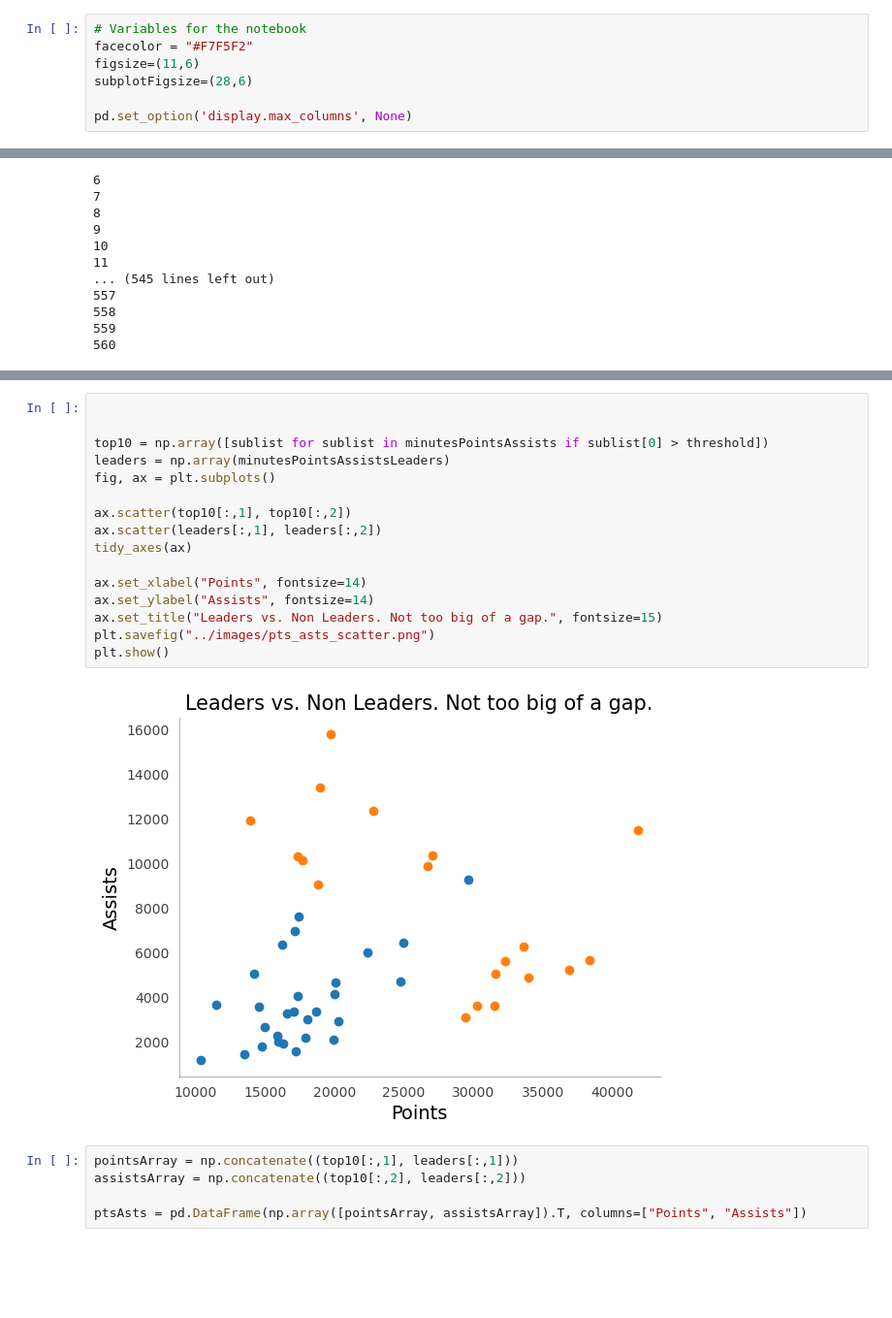
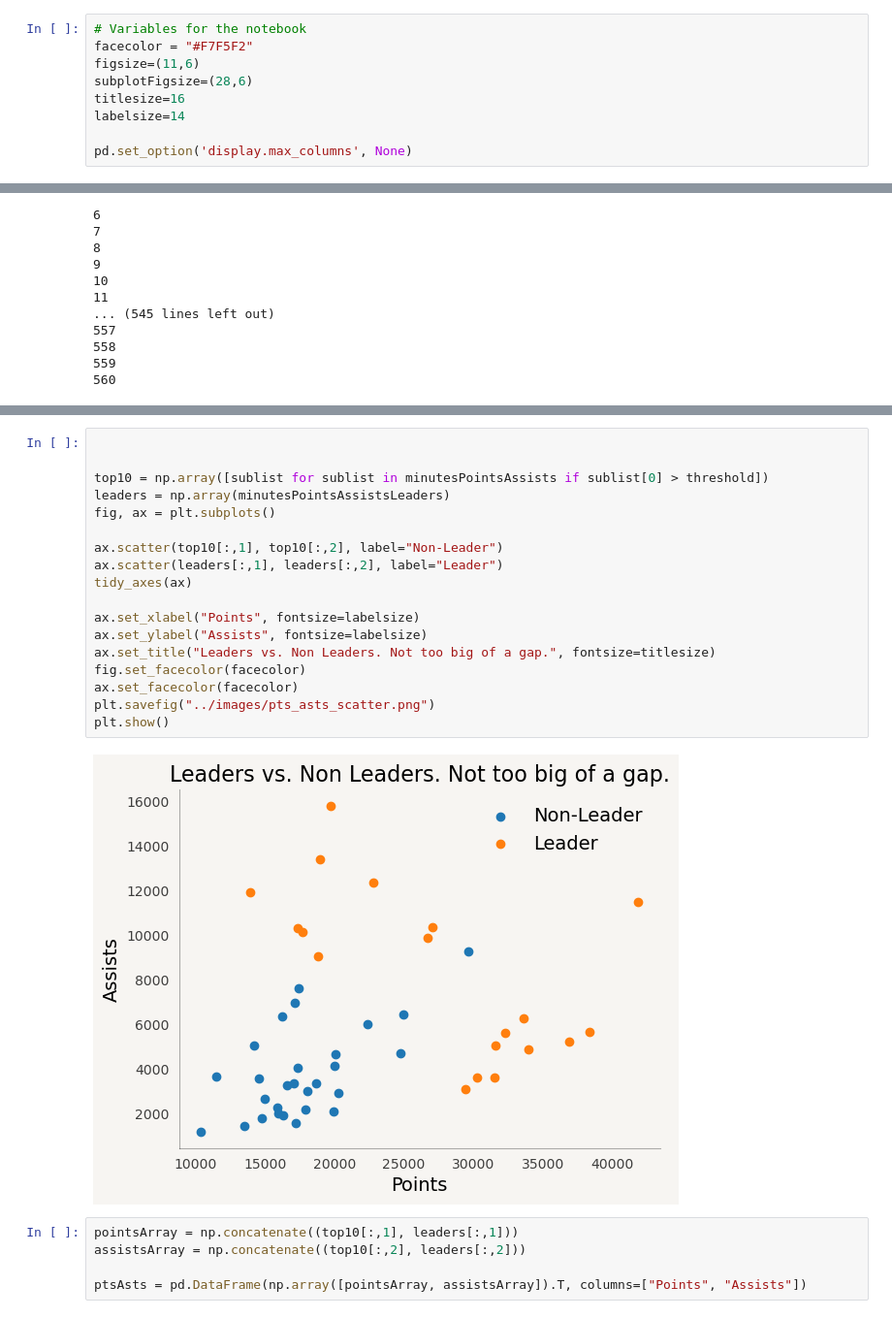
Before and after one commit to lonswaymar/NuggetAnalysis, a Jupyter notebook: notebooks/gather_data.ipynb, the cells around one changed output, grey strips where cells are left out. Shown at 97% size. Drawn from its saved outputs; the diff is of its cells as text; blank space fills up the shorter version.

Commit message:
Added scatter plot in clustreing section

```diff
--- a/notebooks/gather_data.ipynb
+++ b/notebooks/gather_data.ipynb
@@ -20,6 +20,8 @@ from mar_designs import tidy_axes
 facecolor = "#F7F5F2"
 figsize=(11,6)
 subplotFigsize=(28,6)
+titlesize=16
+labelsize=14
 
 pd.set_option('display.max_columns', None)
 # %% [markdown]
@@ -247,21 +251,23 @@ plt.savefig("../images/minutes_played_all_players.png")
 # %%
 
 
 top10 = np.array([sublist for sublist in minutesPointsAssists if sublist[0] > threshold])
 leaders = np.array(minutesPointsAssistsLeaders)
 fig, ax = plt.subplots()
 
-ax.scatter(top10[:,1], top10[:,2])
-ax.scatter(leaders[:,1], leaders[:,2])
+ax.scatter(top10[:,1], top10[:,2], label="Non-Leader")
+ax.scatter(leaders[:,1], leaders[:,2], label="Leader")
 tidy_axes(ax)
 
-ax.set_xlabel("Points", fontsize=14)
-ax.set_ylabel("Assists", fontsize=14)
-ax.set_title("Leaders vs. Non Leaders. Not too big of a gap.", fontsize=15)
+ax.set_xlabel("Points", fontsize=labelsize)
+ax.set_ylabel("Assists", fontsize=labelsize)
+ax.set_title("Leaders vs. Non Leaders. Not too big of a gap.", fontsize=titlesize)
+fig.set_facecolor(facecolor)
+ax.set_facecolor(facecolor)
 plt.savefig("../images/pts_asts_scatter.png")
 plt.show()
 # %% [output]
-[figure, old version]
+[figure, new version]
 # %%
 pointsArray = np.concatenate((top10[:,1], leaders[:,1]))
 assistsArray = np.concatenate((top10[:,2], leaders[:,2]))
```
Also changed, not shown: parts of 2 cells of this notebook, 4 other files.
